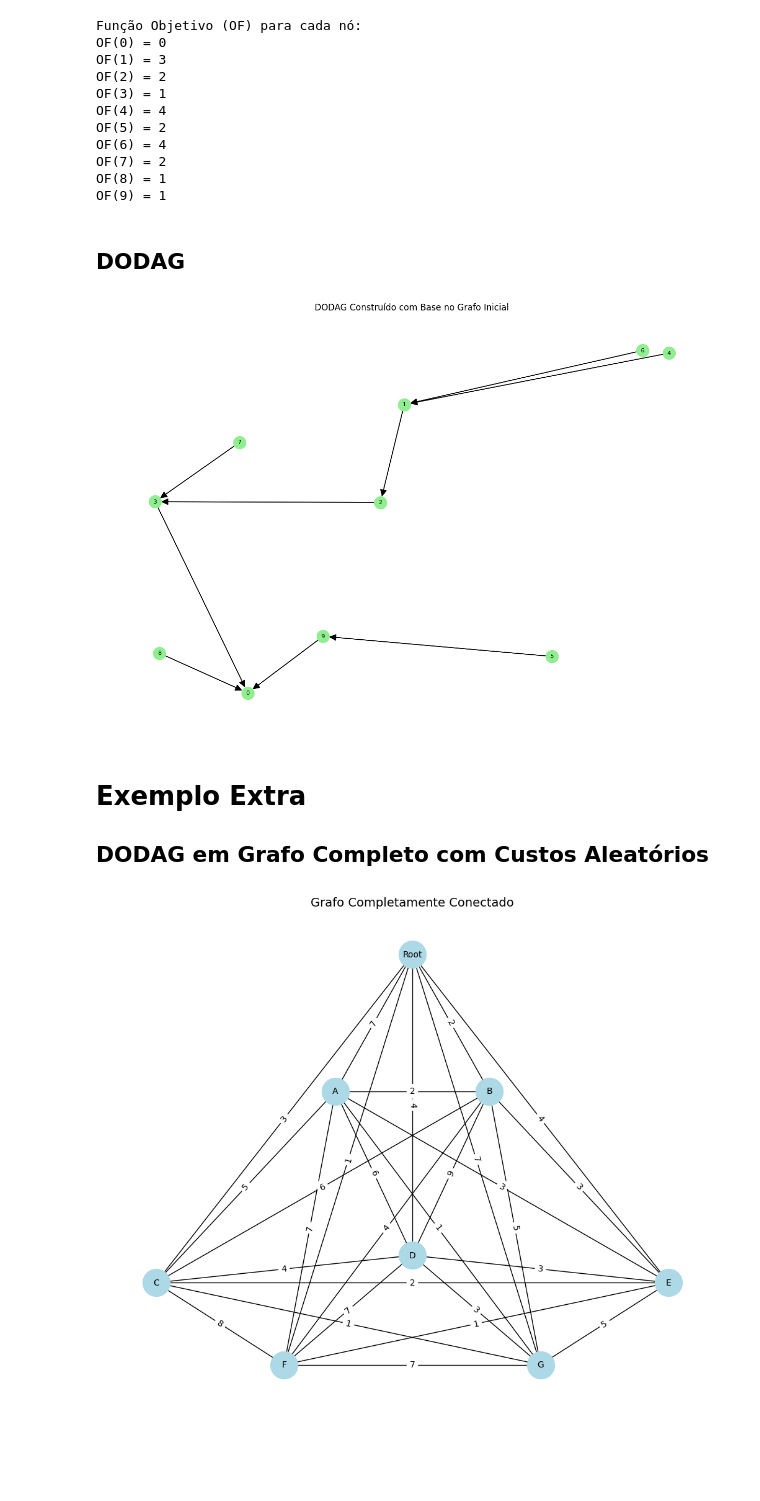
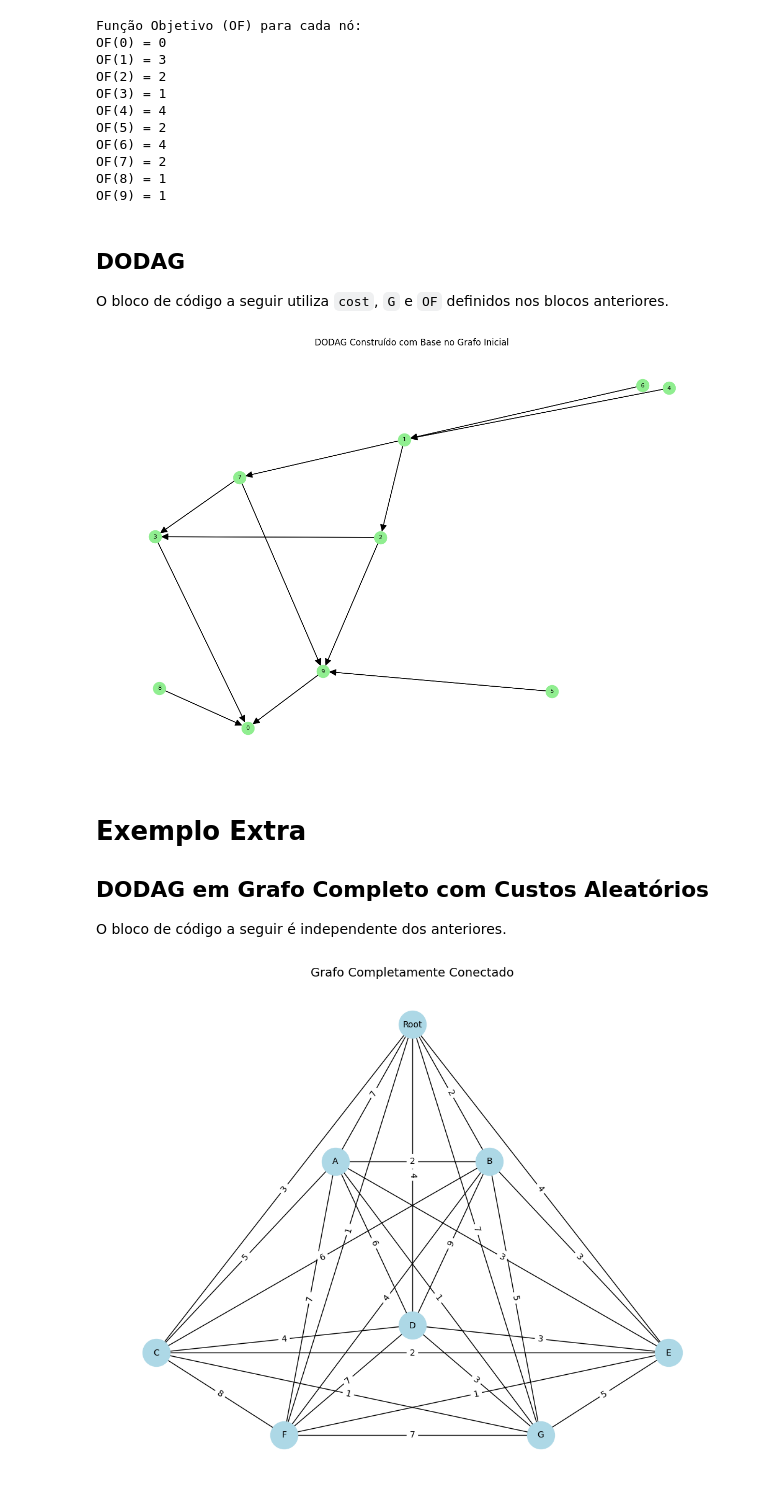
Before and after one commit to JunioCesarFerreira/RPL-Insights, a Jupyter notebook: notebooks/basic-dodag.ipynb, the cells around one changed output. Cells and saved outputs as stored; diff of their text form; code cells hidden in the pictures; blank space fills up the shorter version.

Commit message:
review: adjustments basic-dodag nb

```diff
--- a/notebooks/basic-dodag.ipynb
+++ b/notebooks/basic-dodag.ipynb
@@ -187,43 +198,60 @@ OF(6) = 4
 OF(7) = 2
 OF(8) = 1
 OF(9) = 1
-# %% [markdown]
-## DODAG
+# %% [markdown]
+## DODAG
+
+O bloco de código a seguir utiliza `cost`, `G` e `OF` definidos nos blocos anteriores.
 # %%
 # Construir o DODAG
-DODAG = nx.DiGraph()
-DODAG.add_nodes_from(G.nodes)
+def build_DODAG(G: nx.Graph, OF: dict):
+    root = 0
+    DODAG = nx.DiGraph()
+    DODAG.add_nodes_from(G.nodes)
 
-def argmin_neighbor(v):
-    """Encontra o nó vizinho que minimiza o custo acumulado"""
-    min_neighbor = None
-    min_cost = float('inf')
-    for u in G.neighbors(v):
-        current_cost = cost(v, u) + OF[u]
-        if current_cost < min_cost:
-            min_cost = current_cost
-            min_neighbor = u
-    return min_neighbor
+    def argmin_neighbor(v):
+        """Encontra o nó vizinho que minimiza o custo acumulado"""
+        min_cost = float('inf')
 
-for v in G.nodes:
-    if v != root:
-        # Encontrar o nó vizinho que minimiza o custo acumulado
-        min_neighbor = argmin_neighbor(v)
-        if min_neighbor is not None:
-            DODAG.add_edge(v, min_neighbor)
+        for u in G.neighbors(v):
+            current_cost = cost(v, u) + OF[u]
+            if current_cost < min_cost:
+                min_cost = current_cost
+
+        all_minimals: list = []
+        for u in G.neighbors(v):
+            current_cost = cost(v, u) + OF[u]
+            if current_cost == min_cost:
+                all_minimals.append(u)
+
+        return all_minimals
+
+    for v in G.nodes:
+        if v != root:
+            # Encontrar o nó vizinho que minimiza o custo acumulado
+            min_neighbors = argmin_neighbor(v)
+            for u in min_neighbors:
+                DODAG.add_edge(v, u)
+
+    return DODAG
+
+DODAG = build_DODAG(G, OF)
 
 # Visualizar o DODAG
 plt.figure(figsize=(12, 8))
 pos = positions
 nx.draw(DODAG, pos, with_labels=True, node_size=300, node_color="lightgreen", font_size=8, arrows=True)
 nx.draw_networkx_edges(DODAG, pos, edge_color="black", arrowsize=20)
 plt.title("DODAG Construído com Base no Grafo Inicial")
 plt.show()
 # %% [output]
-[figure, old version]
+[figure, new version]
 # %% [markdown]
 # Exemplo Extra
+
 ## DODAG em Grafo Completo com Custos Aleatórios
+
+O bloco de código a seguir é independente dos anteriores.
 # %%
 import networkx as nx
 import numpy as np
```
Also changed, not shown: parts of 6 cells of this notebook.
